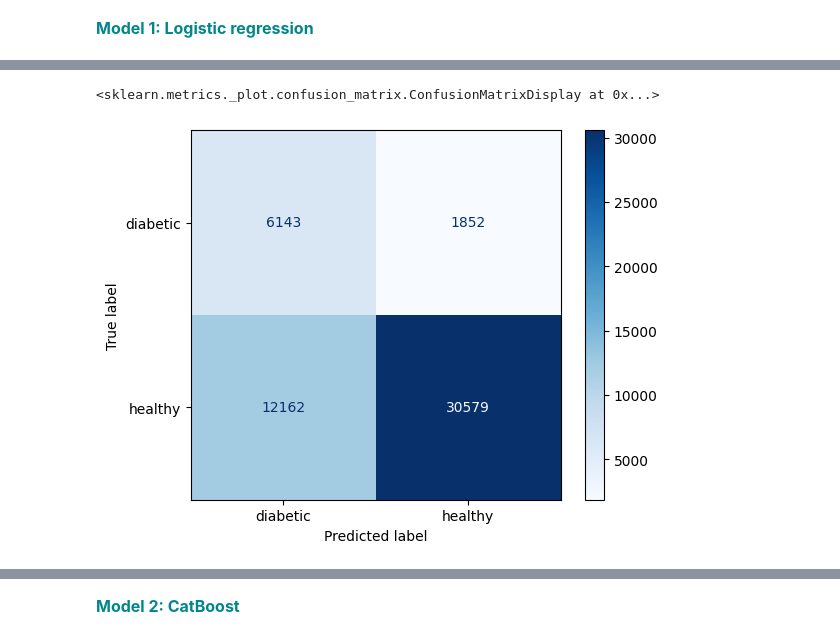
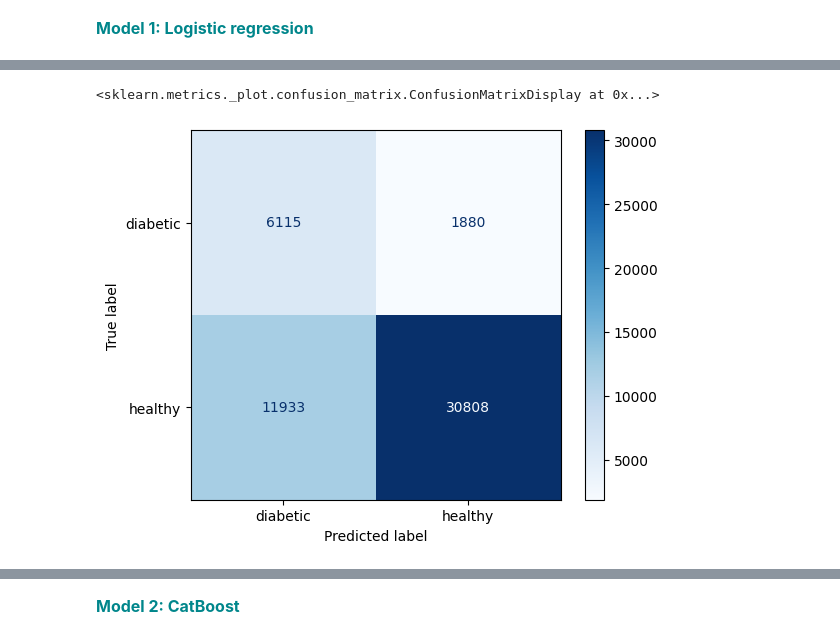
Before and after one commit to santib31/DiabetesRiskScreening, a Jupyter notebook: Diabetes_risk_prediction.ipynb, the cells around one changed output, grey strips where cells are left out. Cells and saved outputs as stored; diff of their text form; code cells hidden in the pictures.

```diff
--- a/Diabetes_risk_prediction.ipynb
+++ b/Diabetes_risk_prediction.ipynb
@@ -177,3 +152,0 @@ Inspect unique values per column to ensure all categories were properly recoded:
-# %%
-for col in df.columns:
-    print(col, df[col].unique())
@@ -202,5 +157,4 @@ for col in df.columns:
         assert (df[col] % 1 == 0).all(), f"The column {col} contains non-integer values"
         df[col] = df[col].astype(int)
 
-    elif df[col].dtype == "object":
-        df[col] = df[col].astype("category")
+    else: df[col] = df[col].astype("category")
@@ -473,12 +502,16 @@ X_train, X_test, y_train, y_test = train_test_split(
 )
 # %%
-# OneHotEncoding of categorical columns
+# OneHotEncoding of categorical (non-binary) columns and Scaling for numerical columns
+
+cat_non_binary_cols = ["general_health_rating", "age_group", "education_level", "income_bracket"]
+
 preprocessor = ColumnTransformer(
     transformers=[
-        ("cat", OneHotEncoder(drop="first", handle_unknown="ignore"), categorical_columns),
+        ("cat", OneHotEncoder(drop="first", handle_unknown="ignore"), cat_non_binary_cols),
         ("num", StandardScaler(), numerical_columns)
-    ]
+    ],
+    remainder="passthrough"
 )
 
-X_train_encoded = preprocessor.fit_transform(X_train)
-X_test_encoded  = preprocessor.transform(X_test)
+X_train_LR_encoded = preprocessor.fit_transform(X_train_LR)
+X_test_LR_encoded  = preprocessor.transform(X_test_LR)
@@ -523,14 +576,15 @@ num__days_with_poor_physical_health              -0.487110
 # Initialize Logistic regression and grid search CV
 logreg = LogisticRegression(max_iter=1000, class_weight="balanced")
 
-param_grid = [
+param_grid_LR = [
+    {"solver": ["lbfgs"], "penalty": ["l2"], "C": [0.01, 0.1, 1, 10]},
     {'solver': ['liblinear'], 'penalty': ['l1', 'l2'], 'C': [0.01, 0.1, 1, 10]},
     {'solver': ['saga'], 'penalty': ['l2', None], 'C': [0.01, 0.1, 1, 10]},
     {'solver': ['saga'], 'penalty': ['elasticnet'], 'C': [0.01, 0.1, 1, 10], 'l1_ratio':[0.5]}
 ]
 
-grid_search = GridSearchCV(logreg, param_grid, cv=5, scoring='roc_auc', n_jobs=-1, verbose=1)
+grid_search_LR = GridSearchCV(logreg, param_grid_LR, cv=4, scoring='roc_auc', n_jobs=-1, verbose=1)
 
 # Model training
-grid_search.fit(X_train_encoded, y_train)
+grid_search_LR.fit(X_train_LR_encoded, y_train_LR)
 # %% [output]
@@ -576,8 +612,19 @@ ROC-AUC: 0.8195923527284688
 # %%
 # Confusion matrix
-cm = confusion_matrix(y_test, y_pred, labels=['diabetic', 'healthy'])
-disp = ConfusionMatrixDisplay(confusion_matrix=cm, display_labels=['diabetic','healthy'])
-disp.plot(cmap='Blues')
+y_pred_LR = grid_search_LR.predict(X_test_LR_encoded)
+
+cm_LR = confusion_matrix(
+    y_test_LR,
+    y_pred_LR,
+    labels=[1, 0]   # 1 = diabetic, 0 = healthy
+)
+
+disp_LR = ConfusionMatrixDisplay(
+    confusion_matrix=cm_LR,
+    display_labels=["diabetic", "healthy"]
+)
+
+disp_LR.plot(cmap="Blues")
 # %% [output]
 <sklearn.metrics._plot.confusion_matrix.ConfusionMatrixDisplay at 0x...>
-[figure, old version]
+[figure, new version]
```
Also changed, not shown: parts of 49 cells of this notebook, 1 other file.
